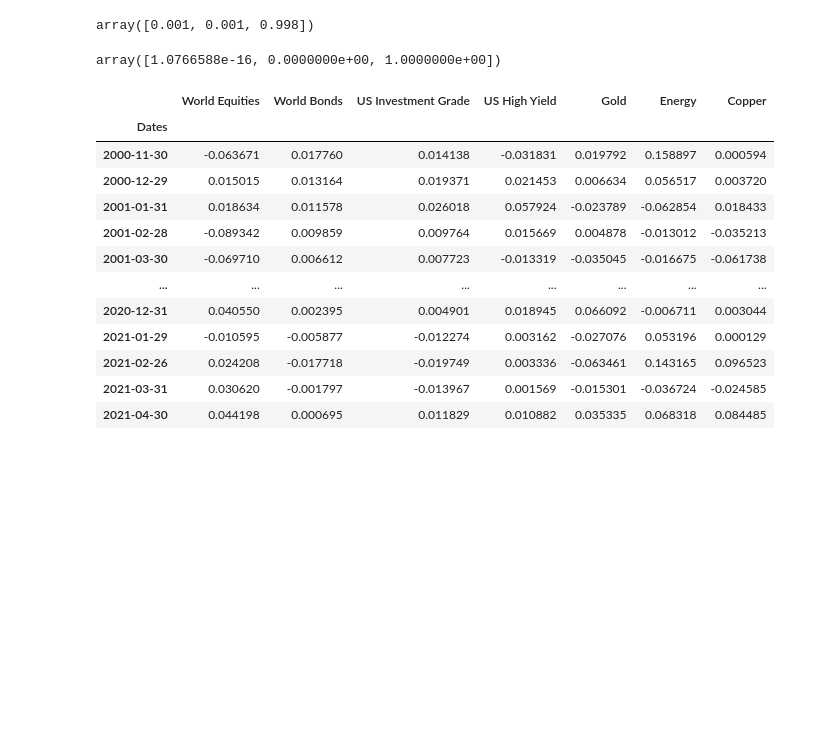
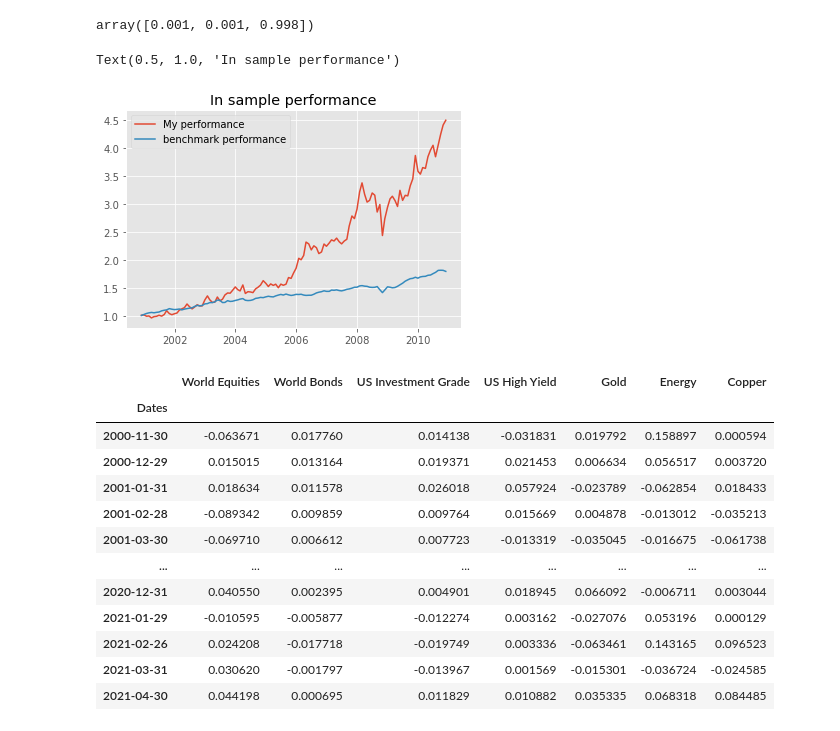
Before and after one commit to GuillaumePv/Quantitative-asset-risk-management-course, a Jupyter notebook: A2/main_A2.ipynb, the cells around one changed output. Drawn from its saved outputs; the diff is of its cells as text; code cells hidden in the pictures; blank space fills up the shorter version.

Commit message:
test out sample data

```diff
--- a/A2/main_A2.ipynb
+++ b/A2/main_A2.ipynb
@@ -16,8 +16,9 @@ df.index = df['Dates']
 del df['Dates']
 
 # à faire plus propre pour le cours
-df = df[df.index <= pd.to_datetime('2010-11-30')]
-df.head(10)
+df_insample = df[df.index <= pd.to_datetime('2010-11-30')]
+df_outsample = df[df.index > pd.to_datetime('2010-11-30')]
+df_insample(10)
 # %% [output]
 |  | World Equities | World Bonds | US Investment Grade | US High Yield | Gold | Energy | Copper |
 | Dates |  |  |  |  |  |  |  |
@@ -193,9 +194,9 @@ ax.set_title('Copper')
 Text(0.5, 1.0, 'Copper')
 [figure]
 # %%
-test_return = (np.log(df[["World Bonds","US Investment Grade","Gold"]])-np.log(df[["World Bonds","US Investment Grade","Gold"]].shift(1))).dropna()
-test_return
-opt = Optimizer(test_return,opt='EV')
+return_insample = (np.log(df_insample[["World Bonds","US Investment Grade","Gold"]])-np.log(df_insample[["World Bonds","US Investment Grade","Gold"]].shift(1))).dropna()
+return_outsample = (np.log(df_outsample[["World Bonds","US Investment Grade","Gold"]])-np.log(df_outsample[["World Bonds","US Investment Grade","Gold"]].shift(1))).dropna()
+opt = Optimizer(return_insample,opt='EV')
 opt.x
 # %% [output]
 Optimization terminated successfully    (Exit mode 0)
@@ -204,7 +205,13 @@ Optimization terminated successfully    (Exit mode 0)
             Function evaluations: 40
             Gradient evaluations: 10
 array([0.001, 0.001, 0.998])
-# %%
-pnl = np.cumprod(1+(opt.x
-# %% [output]
-array([1.0766588e-16, 0.0000000e+00, 1.0000000e+00])
+# %%
+pnl = np.cumprod(1+(return_insample.dot(opt.x)))
+ben_perf = np.cumprod(1+(return_insample.dot([0.5,0.5,0])))
+plt.plot(pnl)
+plt.plot(ben_perf)
+plt.legend(['My performance','benchmark performance'])
+plt.title('In sample performance')
+# %% [output]
+Text(0.5, 1.0, 'In sample performance')
+[figure, added]
```
Also changed, not shown: parts of 3 cells of this notebook.
